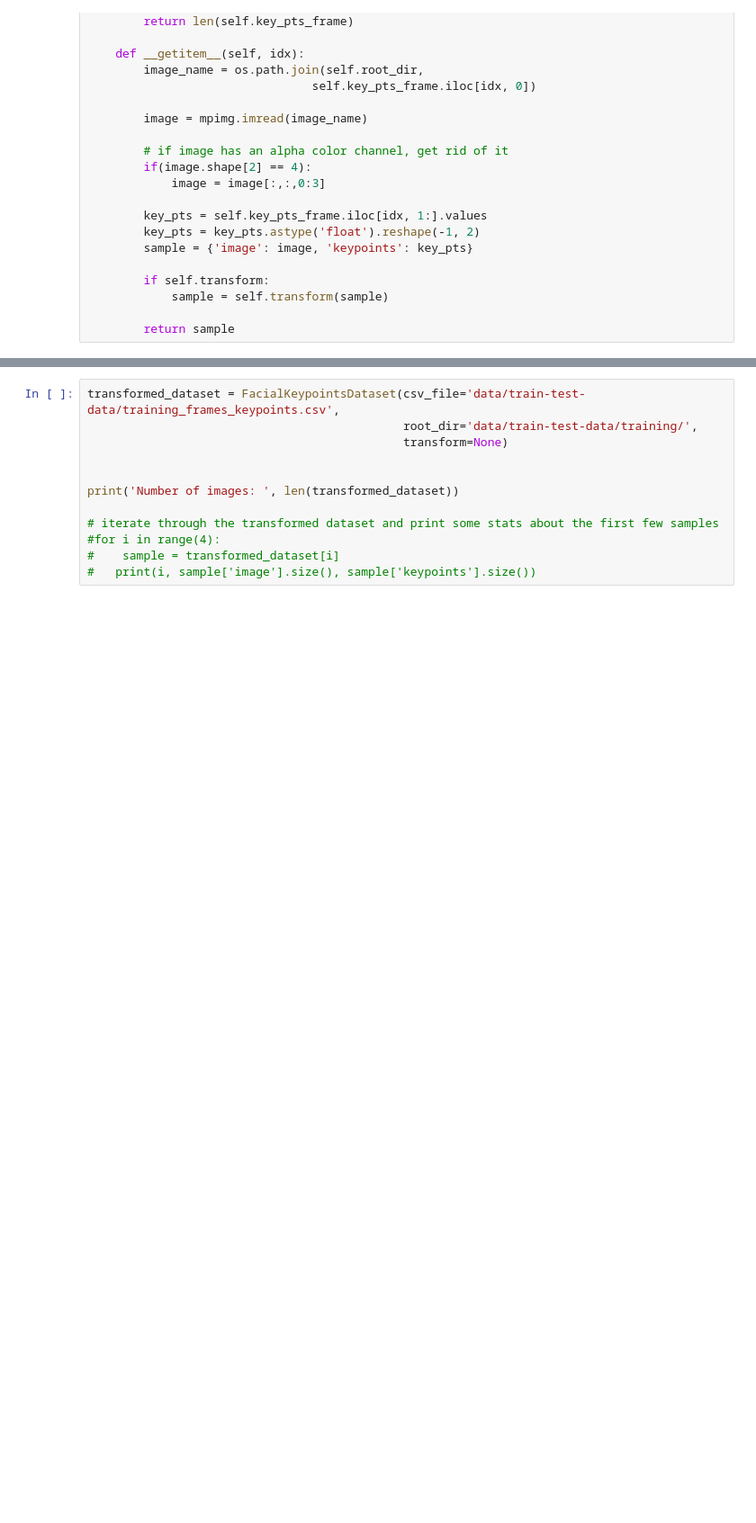
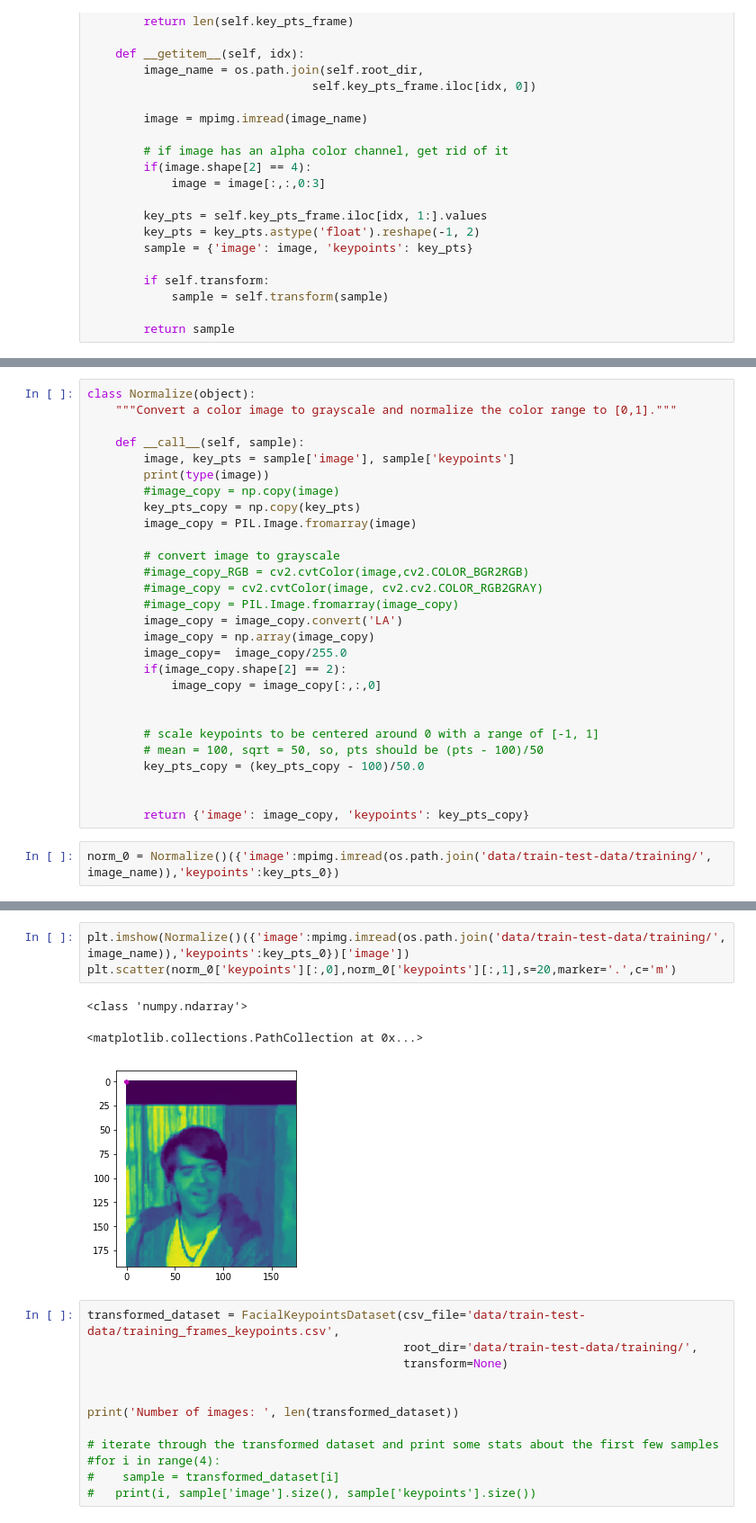
Before and after one commit to averma12/Facial-Keypoints-Detection, a Jupyter notebook: Load_And _Visualize_Data.ipynb, the cells around one changed output, grey strips where cells are left out. Shown at 90% size. Drawn from its saved outputs; the diff is of its cells as text; blank space fills up the shorter version.

```diff
--- a/Data_Block_API.ipynb
+++ b/Load_And _Visualize_Data.ipynb
@@ -239,0 +233,30 @@ class FacialKeypointsDataset(Dataset):
+# %%
+class Normalize(object):
+    """Convert a color image to grayscale and normalize the color range to [0,1]."""
+
+    def __call__(self, sample):
+        image, key_pts = sample['image'], sample['keypoints']
+        print(type(image))
+        #image_copy = np.copy(image)
+        key_pts_copy = np.copy(key_pts)
+        image_copy = PIL.Image.fromarray(image)
+
+        # convert image to grayscale
+        #image_copy_RGB = cv2.cvtColor(image,cv2.COLOR_BGR2RGB)
+        #image_copy = cv2.cvtColor(image, cv2.cv2.COLOR_RGB2GRAY)
+        #image_copy = PIL.Image.fromarray(image_copy)
+        image_copy = image_copy.convert('LA')
+        image_copy = np.array(image_copy)
+        image_copy=  image_copy/255.0
+        if(image_copy.shape[2] == 2):
+            image_copy = image_copy[:,:,0]
+
+
+        # scale keypoints to be centered around 0 with a range of [-1, 1]
+        # mean = 100, sqrt = 50, so, pts should be (pts - 100)/50
+        key_pts_copy = (key_pts_copy - 100)/50.0
+
+
+        return {'image': image_copy, 'keypoints': key_pts_copy}
+# %%
+norm_0 = Normalize()({'image':mpimg.imread(os.path.join('data/train-test-data/training/', image_name)),'keypoints':key_pts_0})
@@ -240,3 +289,10 @@ class FacialKeypointsDataset(Dataset):
+# %%
+plt.imshow(Normalize()({'image':mpimg.imread(os.path.join('data/train-test-data/training/', image_name)),'keypoints':key_pts_0})['image'])
+plt.scatter(norm_0['keypoints'][:,0],norm_0['keypoints'][:,1],s=20,marker='.',c='m')
+# %% [output]
+<class 'numpy.ndarray'>
+<matplotlib.collections.PathCollection at 0x...>
+[figure, added]
 # %%
 transformed_dataset = FacialKeypointsDataset(csv_file='data/train-test-data/training_frames_keypoints.csv',
                                              root_dir='data/train-test-data/training/',
```
Also changed, not shown: parts of 7 cells of this notebook.
